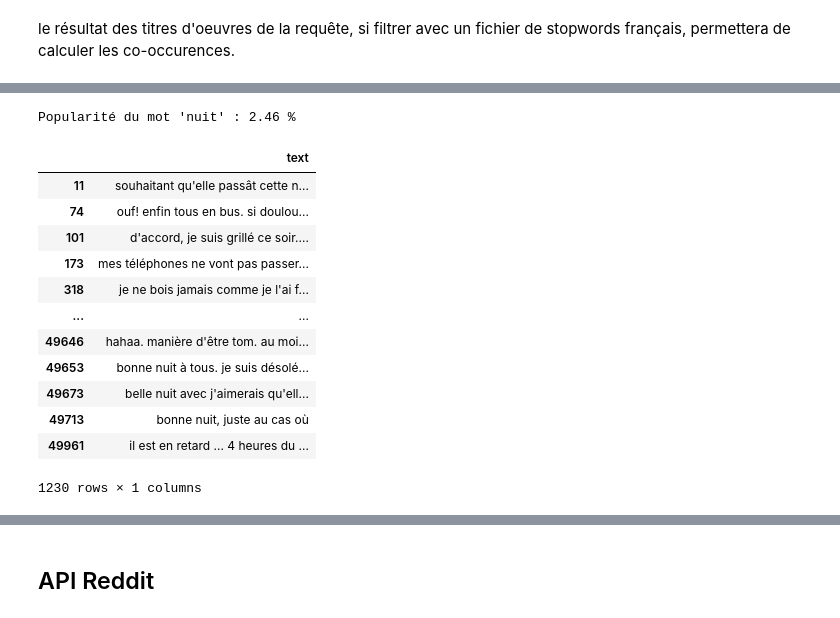
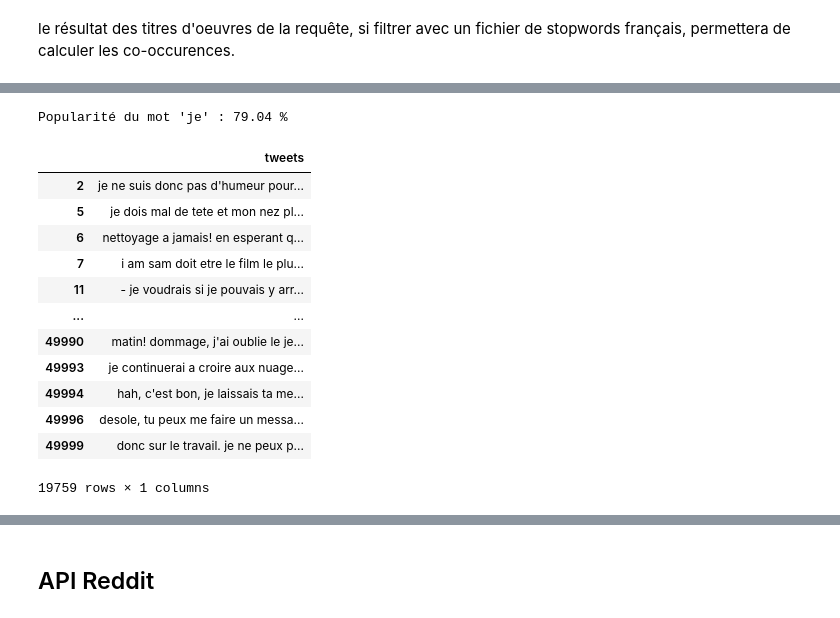
Before and after one commit to Aminata-Dev/L-observatoire-du-mot, a Jupyter notebook: main.ipynb, the cells around one changed output, grey strips where cells are left out. Saved outputs shown, nothing was run; the diff lists cells and outputs as text; code cells hidden in the pictures.

```diff
--- a/main.ipynb
+++ b/main.ipynb
@@ -571,46 +597,39 @@ Ensuite, nous pouvons calculer nos indicateurs.
 # %%
 import pandas as pd
+from unidecode import unidecode
 
-mot = "nuit"
-
-df = pd.read_csv('data/french_tweets_mini.csv') #le dataframe a été réduit à 50000 observations pour permettre le stockage sur Github
+df = pd.read_csv('data/french_tweets_mini.csv') #le fichier csv a été réduit à 50000 observations pour permettre le stockage sur Github
+mot_normalise = unidecode(mot.lower()) #Les tweets du fichier csv ont subit les mêmes opérations (unicode + lower)
 
 nbr_tweets = df.shape[0]
-tweets_avec_mot = df[df["text"].str.contains(mot.lower())]
+tweets_avec_mot = df[df["tweets"].str.contains(mot_normalise)]
 
 frequence_mot = tweets_avec_mot.shape[0]
 
 #print(nbr_tweets, frequence_mot)
 
-#Si le mot choisi apparaissait autant de fois dans les tweets que le nombre de tweets de notre dataset, on considérait qu'il mérite le score maximum et son score de popularité serait 100%.
-score_popularite = ((frequence_mot/nbr_tweets)*100)
+#Si le mot choisi apparaît autant de fois dans les tweets que la moitié du nombre de tweets de notre dataset, on considère qu'il mérite le score maximum et son score de popularité est de 100%.
+score_popularite = (
+    (frequence_mot/ (nbr_tweets/2) )
+    *100
+)
 
 print(f"Popularité du mot '{mot}' : {round(score_popularite, 2)} %")
-#exemple : Popularité du mot 'je' : 25.9 %
-
-# from exportation_csv import exporter_donnees_csv
-
-# exporter_donnees_csv(
-#     {"mot":[mot],
-#     "score":[score_popularite]},
-#     "score_de_popularite.csv"
-# )
-
-#tweets_avec_mot.to_csv("data/tweets_avec_mot.csv")
+#exemple : Popularité du mot 'je' : 79.04 %
 
 display(tweets_avec_mot)
 # %% [output]
-Popularité du mot 'nuit' : 2.46 %
+Popularité du mot 'je' : 79.04 %
-|  | text |
-| 11 | souhaitant qu'elle passât cette n... |
-| 74 | ouf! enfin tous en bus. si doulou... |
-| 101 | d'accord, je suis grillé ce soir.... |
-| 173 | mes téléphones ne vont pas passer... |
-| 318 | je ne bois jamais comme je l'ai f... |
+|  | tweets |
+| 2 | je ne suis donc pas d'humeur pour... |
+| 5 | je dois mal de tete et mon nez pl... |
+| 6 | nettoyage a jamais! en esperant q... |
+| 7 | i am sam doit etre le film le plu... |
+| 11 | - je voudrais si je pouvais y arr... |
 | ... | ... |
-| 49646 | hahaa. manière d'être tom. au moi... |
-| 49653 | bonne nuit à tous. je suis désolé... |
-| 49673 | belle nuit avec j'aimerais qu'ell... |
-| 49713 | bonne nuit, juste au cas où |
-| 49961 | il est en retard ... 4 heures du ... |
+| 49990 | matin! dommage, j'ai oublie le je... |
+| 49993 | je continuerai a croire aux nuage... |
+| 49994 | hah, c'est bon, je laissais ta me... |
+| 49996 | desole, tu peux me faire un messa... |
+| 49999 | donc sur le travail. je ne peux p... |
-1230 rows × 1 columns
+19759 rows × 1 columns
```
Also changed, not shown: parts of 27 cells of this notebook, 7 other files.
